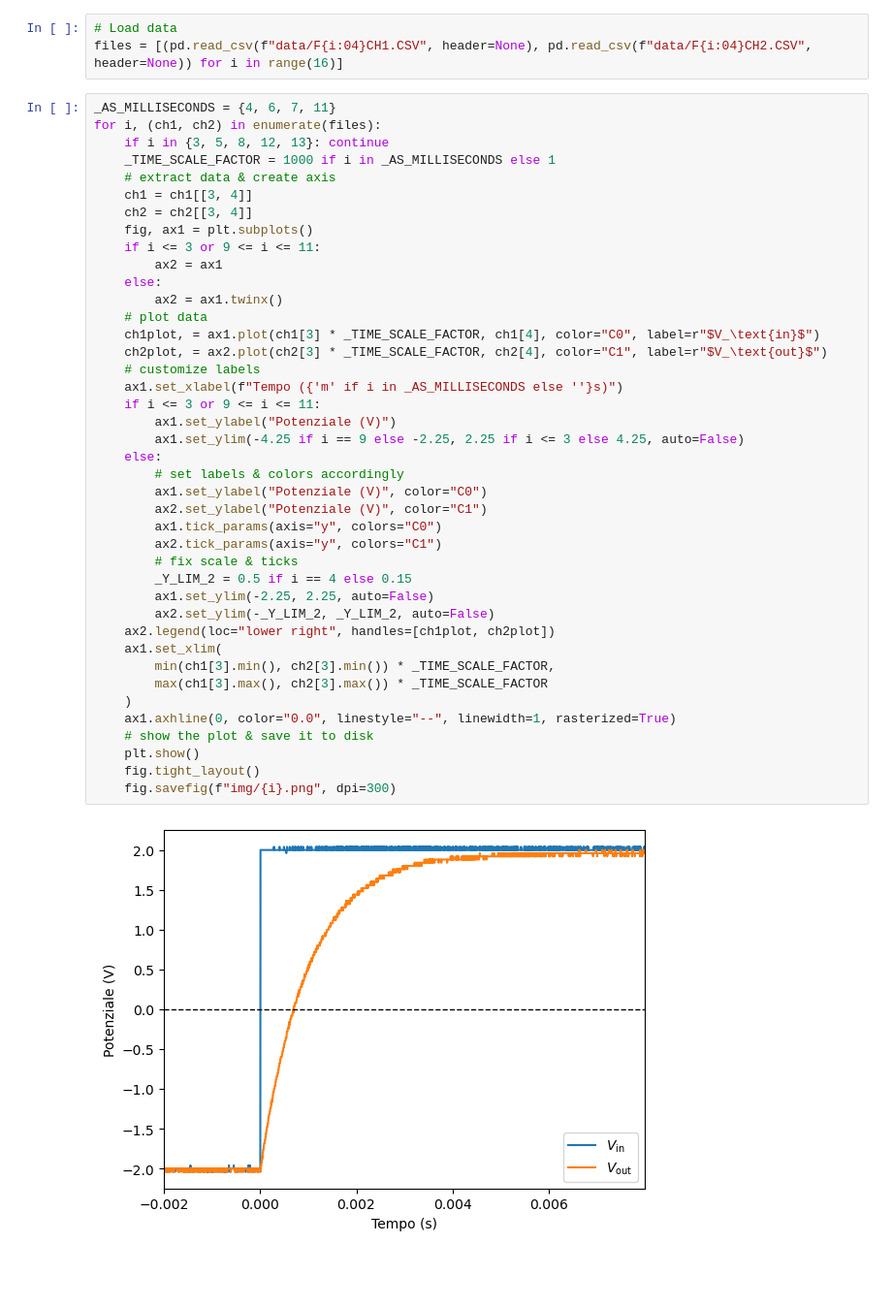
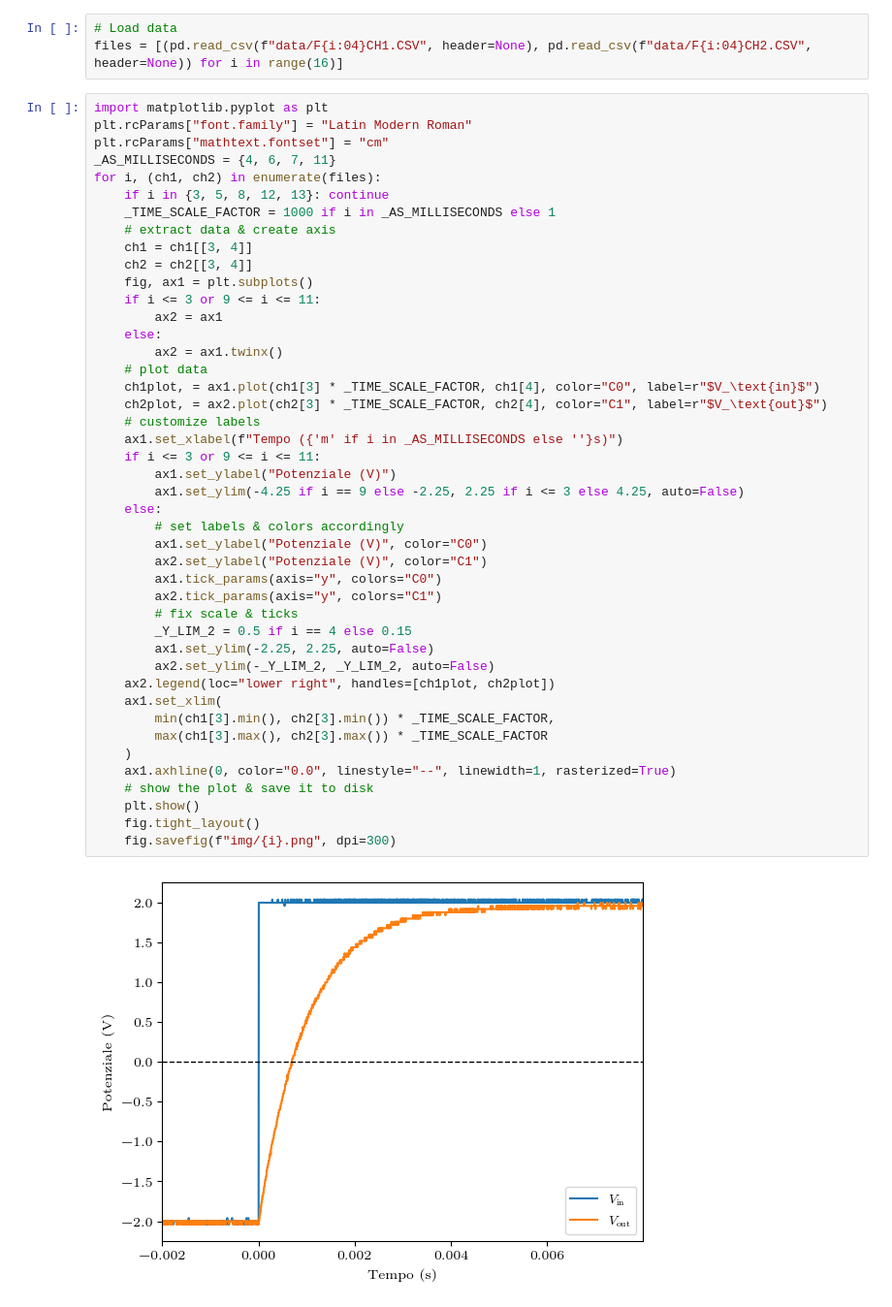
Before and after one commit to RBerga06/unipr-clt-fisica, a Jupyter notebook: lab2/r1/r1.ipynb, the cells around one changed output. Shown at 97% size. Drawn from its saved outputs; the diff is of its cells as text; blank space fills up the shorter version.

Commit message:
fix: fonts

```diff
--- a/lab2/r1/r1.ipynb
+++ b/lab2/r1/r1.ipynb
@@ -5,6 +5,9 @@ import matplotlib.pyplot as plt
 # Load data
 files = [(pd.read_csv(f"data/F{i:04}CH1.CSV", header=None), pd.read_csv(f"data/F{i:04}CH2.CSV", header=None)) for i in range(16)]
 # %%
+import matplotlib.pyplot as plt
+plt.rcParams["font.family"] = "Latin Modern Roman"
+plt.rcParams["mathtext.fontset"] = "cm"
 _AS_MILLISECONDS = {4, 6, 7, 11}
 for i, (ch1, ch2) in enumerate(files):
     if i in {3, 5, 8, 12, 13}: continue
@@ -19,31 +22,31 @@ for i, (ch1, ch2) in enumerate(files):
         ax2 = ax1.twinx()
     # plot data
     ch1plot, = ax1.plot(ch1[3] * _TIME_SCALE_FACTOR, ch1[4], color="C0", label=r"$V_\text{in}$")
     ch2plot, = ax2.plot(ch2[3] * _TIME_SCALE_FACTOR, ch2[4], color="C1", label=r"$V_\text{out}$")
     # customize labels
     ax1.set_xlabel(f"Tempo ({'m' if i in _AS_MILLISECONDS else ''}s)")
     if i <= 3 or 9 <= i <= 11:
         ax1.set_ylabel("Potenziale (V)")
         ax1.set_ylim(-4.25 if i == 9 else -2.25, 2.25 if i <= 3 else 4.25, auto=False)
     else:
         # set labels & colors accordingly
         ax1.set_ylabel("Potenziale (V)", color="C0")
         ax2.set_ylabel("Potenziale (V)", color="C1")
         ax1.tick_params(axis="y", colors="C0")
         ax2.tick_params(axis="y", colors="C1")
         # fix scale & ticks
         _Y_LIM_2 = 0.5 if i == 4 else 0.15
         ax1.set_ylim(-2.25, 2.25, auto=False)
         ax2.set_ylim(-_Y_LIM_2, _Y_LIM_2, auto=False)
     ax2.legend(loc="lower right", handles=[ch1plot, ch2plot])
     ax1.set_xlim(
         min(ch1[3].min(), ch2[3].min()) * _TIME_SCALE_FACTOR,
         max(ch1[3].max(), ch2[3].max()) * _TIME_SCALE_FACTOR
     )
     ax1.axhline(0, color="0.0", linestyle="--", linewidth=1, rasterized=True)
     # show the plot & save it to disk
     plt.show()
     fig.tight_layout()
     fig.savefig(f"img/{i}.png", dpi=300)
 # %% [output]
-[figure, old version]
+[figure, new version]
```
Also changed, not shown: parts of 1 cell of this notebook, 11 other files.
